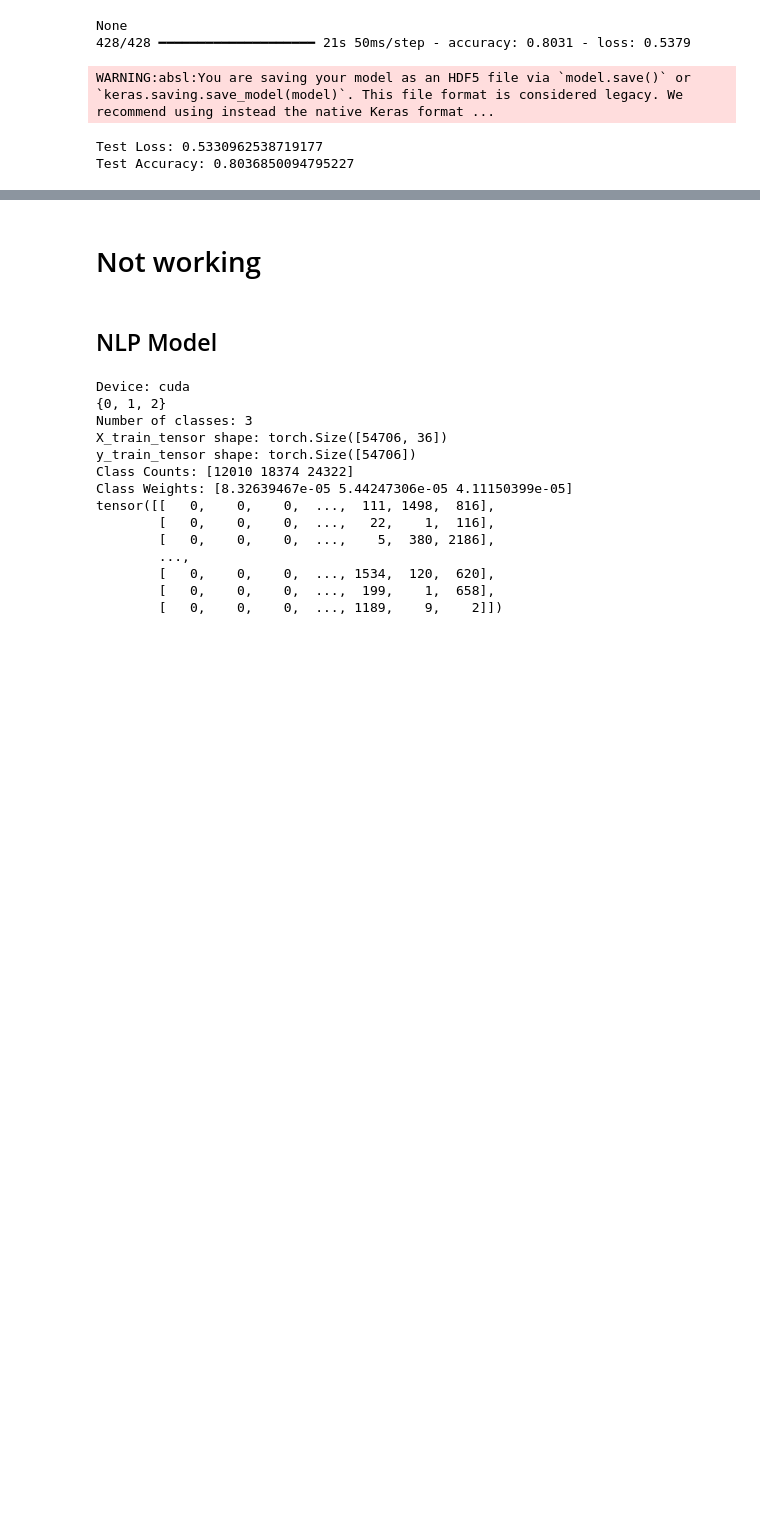
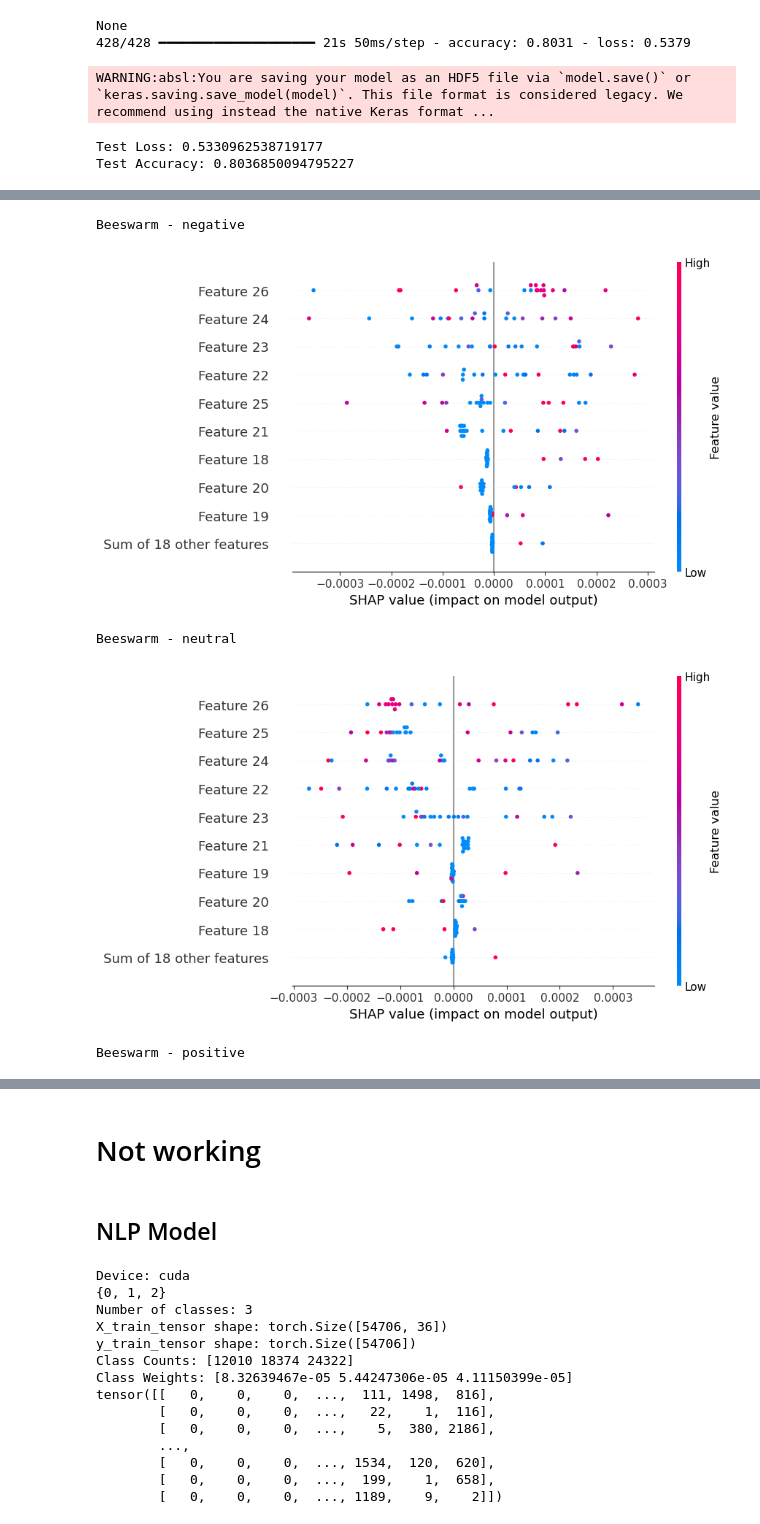
Before and after one commit to BKonopka123/MIO_project_nlp_shap, a Jupyter notebook: MIO_Projekt.ipynb, the cells around one changed output, grey strips where cells are left out. Drawn from its saved outputs; the diff is of its cells as text; code cells hidden in the pictures; blank space fills up the shorter version.

```diff
--- a/MIO_Projekt.ipynb
+++ b/MIO_Projekt.ipynb
@@ -474,0 +563,13 @@ TypeError: object of type 'numpy.float64' has no len()
+# %%
+print("Beeswarm - negative")
+shap.plots.beeswarm(shap_values[:,:-1,0])
+print("Beeswarm - neutral")
+shap.plots.beeswarm(shap_values[:,:-1,1])
+print("Beeswarm - positive")
+shap.plots.beeswarm(shap_values[:,:-1,2])
+# %% [output]
+Beeswarm - negative
+[figure, added]
+Beeswarm - neutral
+[figure, added]
+Beeswarm - positive
```
Also changed, not shown: parts of 7 cells of this notebook, 4 other files.
